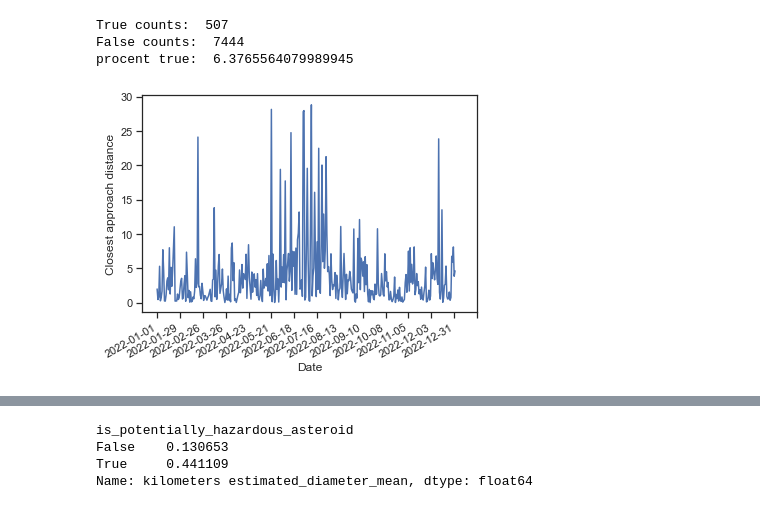
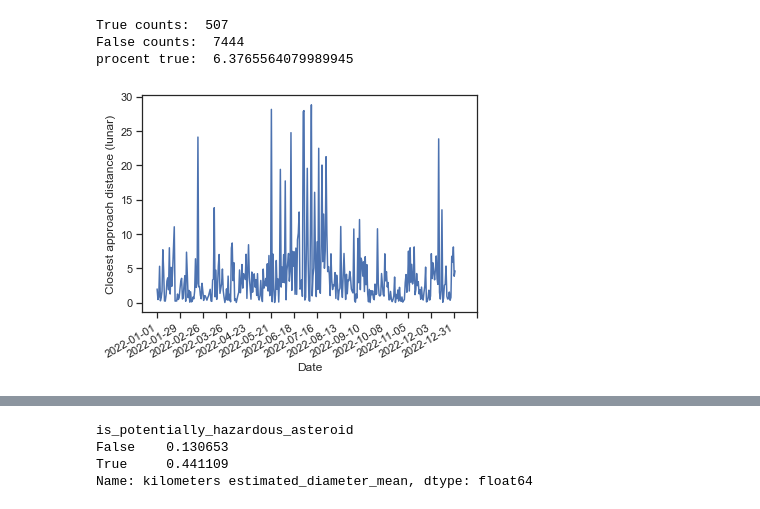
Before and after one commit to fred248h/62444-DVA, a Jupyter notebook: 5_nasa_data_collection_and_visualization.ipynb, the cells around one changed output, grey strips where cells are left out. Drawn from its saved outputs; the diff is of its cells as text; code cells hidden in the pictures.

```diff
--- a/5_nasa_data_collection_and_visualization.ipynb
+++ b/5_nasa_data_collection_and_visualization.ipynb
@@ -111,16 +111,16 @@ False counts:  7444
 procent true:  6.3765564079989945
 # %%
 
-################################ not working
+#### NEO with the closest approach distance for each day ####
 df_dis_lunar_min = df_data.groupby('date')['miss_distance lunar'].min().astype('float')
 
 plt.plot(df_dis_lunar_min.index, df_dis_lunar_min)
 plt.xticks(rotation=30, ha='right', ticks=np.arange(0,418,28))
 plt.xlabel('Date')
-plt.ylabel('Closest approach distance')
+plt.ylabel('Closest approach distance (lunar)')
 plt.show()
 # %% [output]
-[figure, old version]
+[figure, new version]
 # %%
 #Descriptive statistics
 df_data.describe()
```
Also changed, not shown: parts of 2 cells of this notebook.
